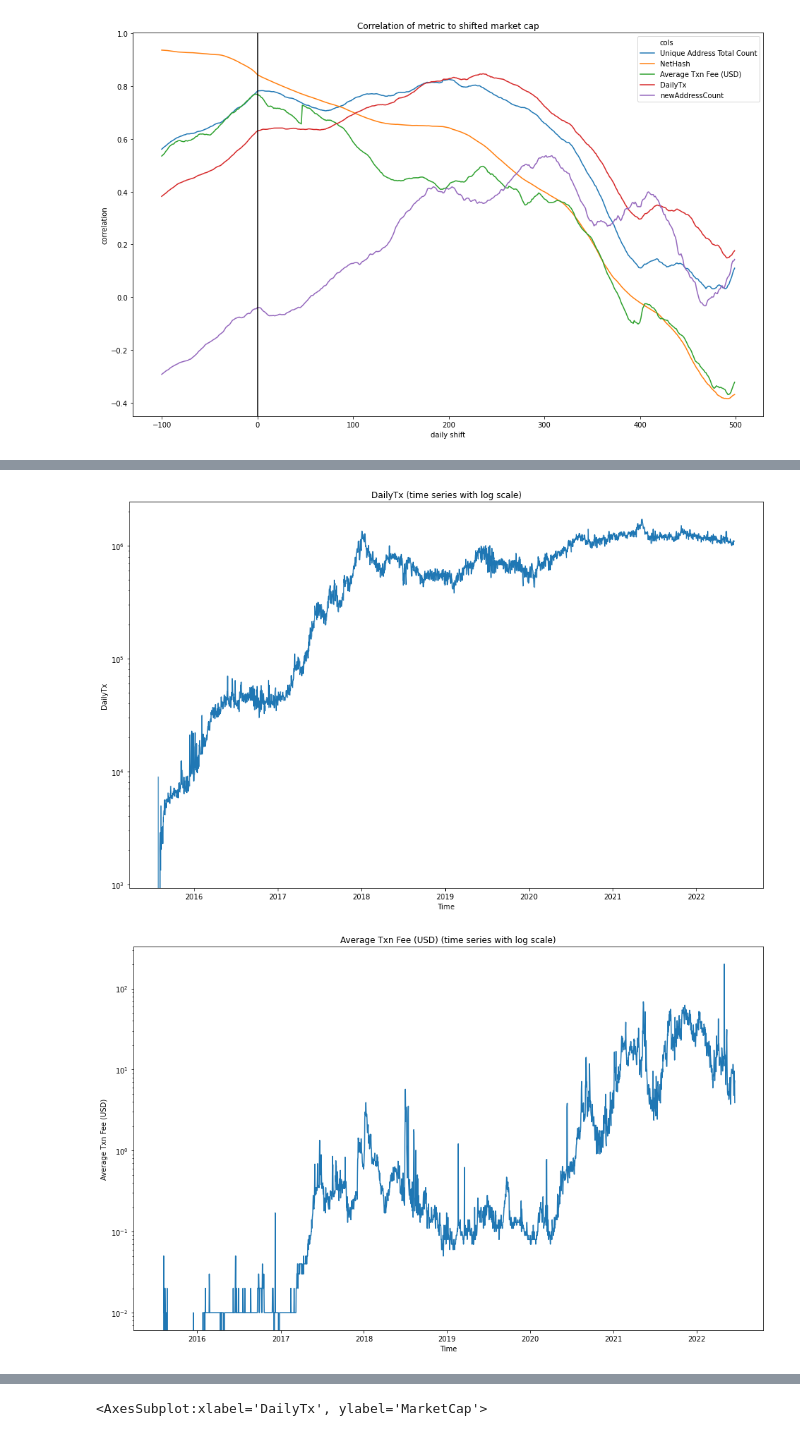
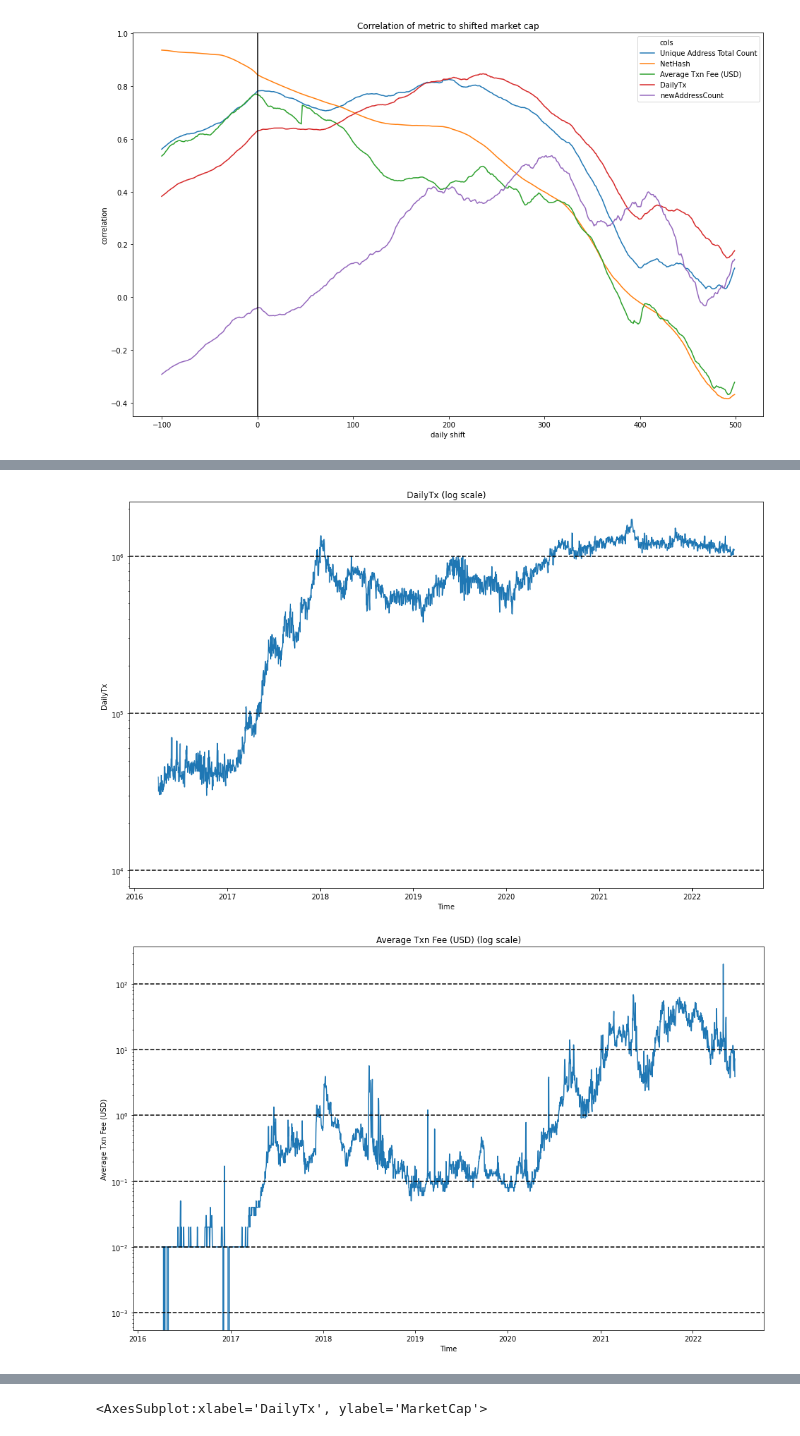
Before and after one commit to Plyeronn/DataScience, a Jupyter notebook: exploration.ipynb, the cells around one changed output, grey strips where cells are left out. Drawn from its saved outputs; the diff is of its cells as text; code cells hidden in the pictures.

```diff
--- a/exploration.ipynb
+++ b/exploration.ipynb
@@ -48,6 +48,7 @@ frame.drop('Time',axis = 1, inplace = True)
 frame['Date(UTC)'] = frame['Date(UTC)'].apply(pd.to_datetime)
 frame['newAddressCount'] = frame['AddressCount'].diff()
 frame.rename(columns={'ETH / Realized Market Cap (USD)':'rCap'}, inplace=True)
+frame = frame [100:]
 # %%
 
 # Perchange frame calculation for given metrics
@@ -193,13 +195,26 @@ for i in range(2015, 2021):
 [figure]
 # %%
 
+import math
 metrics = ["Unique Address Total Count", "DailyTx", "Average Txn Fee (USD)", 'NetHash', "MarketCap", "newAddressCount"]
 
 for metric in metrics:
     fig, ax = plt.subplots(figsize=(16,10))
     ax.set(yscale="log")
-    plot = sns.lineplot(data = frame,ax=ax, x = "Date(UTC)", y = metric)
-    plot.set(xlabel="Time", ylabel=metric, title=metric + ' (time series with log scale)' )
-    name = 'metric_vs_time/' + str(metric)+'.png'
+    plot = sns.lineplot(data = frame[150:],ax=ax, x = "Date(UTC)", y = metric)
+    plmetr = metric
+    if (metric == "Unique Address Total Count"):
+        plmetr = "Daily Unique Addresses"
+    if (metric == "NetHash"):
+        plmetr = "Net Hash Rate [GH/s]"
+    if (metric == "MarketCap"):
+        plmetr = "MarketCap [$ Mio.]"
+    plot.set(xlabel="Time", ylabel=plmetr, title=plmetr + ' (log scale)' )
+    max = math.ceil(math.log10(frame[metric].max()))
+    # print(max, frame[metric].min())
+    min = math.ceil(math.log10(frame[metric].min()+0.001))
+    for i in range(min, max):
+        plot.axhline(10**i, color="black", linestyle="--",)
+    name = 'metric_vs_time_log/' + str(metric)+'.png'
     fig.savefig(name, transparent = False)
 # %% [output]
@@ -207,2 +222,2 @@ for metric in metrics:
-[figure, old version]
+[figure, new version]
-[figure, old version]
+[figure, new version]
```
Also changed, not shown: parts of 13 cells of this notebook, 24 other files.
